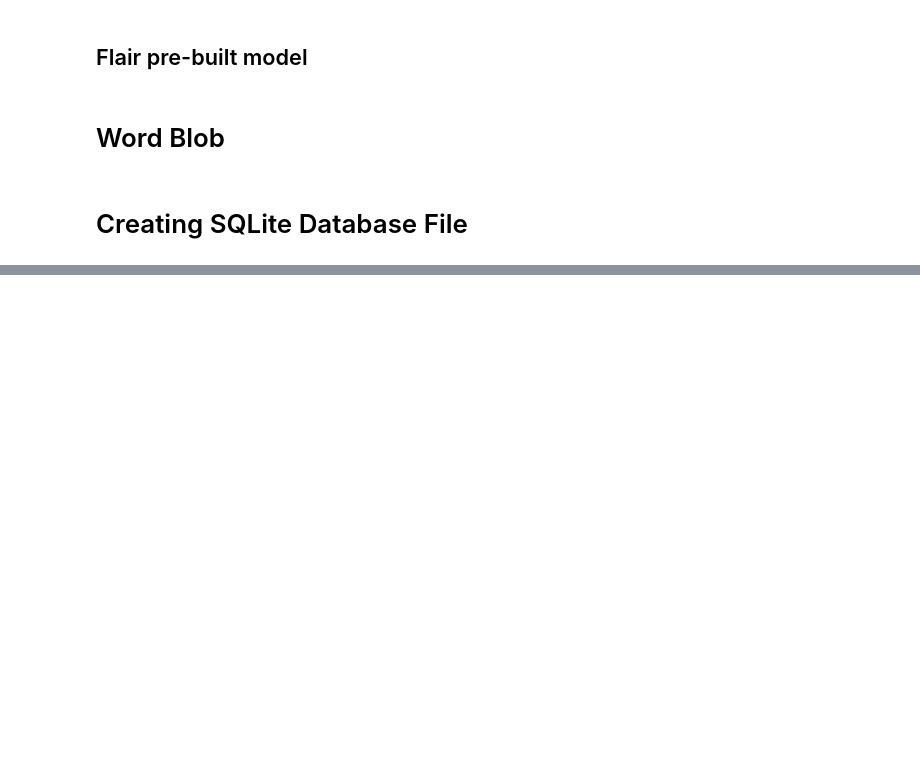
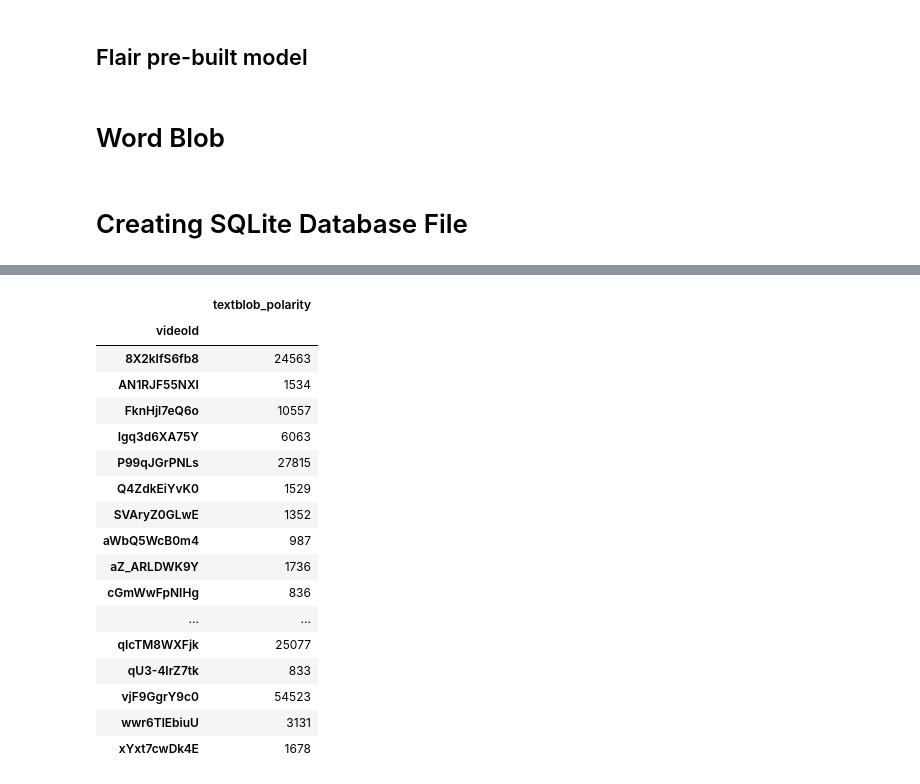
Before and after one commit to abrar-uddin/Cyberpunk-2077-Sentiment-Analysis, a Jupyter notebook: code/Cyberpunk Sentiment Analysis.ipynb, the cells around one changed output, grey strips where cells are left out. Drawn from its saved outputs; the diff is of its cells as text; code cells hidden in the pictures; blank space fills up the shorter version.

```diff
--- a/code/Cyberpunk Sentiment Analysis.ipynb
+++ b/code/Cyberpunk Sentiment Analysis.ipynb
@@ -140,0 +192,21 @@ plt.show()
+# %%
+t
+# %% [output]
+|  | textblob_polarity |
+| videoId |  |
+| 8X2kIfS6fb8 | 24563 |
+| AN1RJF55NXI | 1534 |
+| FknHjl7eQ6o | 10557 |
+| Igq3d6XA75Y | 6063 |
+| P99qJGrPNLs | 27815 |
+| Q4ZdkEiYvK0 | 1529 |
+| SVAryZ0GLwE | 1352 |
+| aWbQ5WcB0m4 | 987 |
+| aZ_ARLDWK9Y | 1736 |
+| cGmWwFpNIHg | 836 |
+| ... | ... |
+| qIcTM8WXFjk | 25077 |
+| qU3-4IrZ7tk | 833 |
+| vjF9GgrY9c0 | 54523 |
+| wwr6TlEbiuU | 3131 |
+| xYxt7cwDk4E | 1678 |
```
Also changed, not shown: parts of 14 cells of this notebook, 6 other files.
